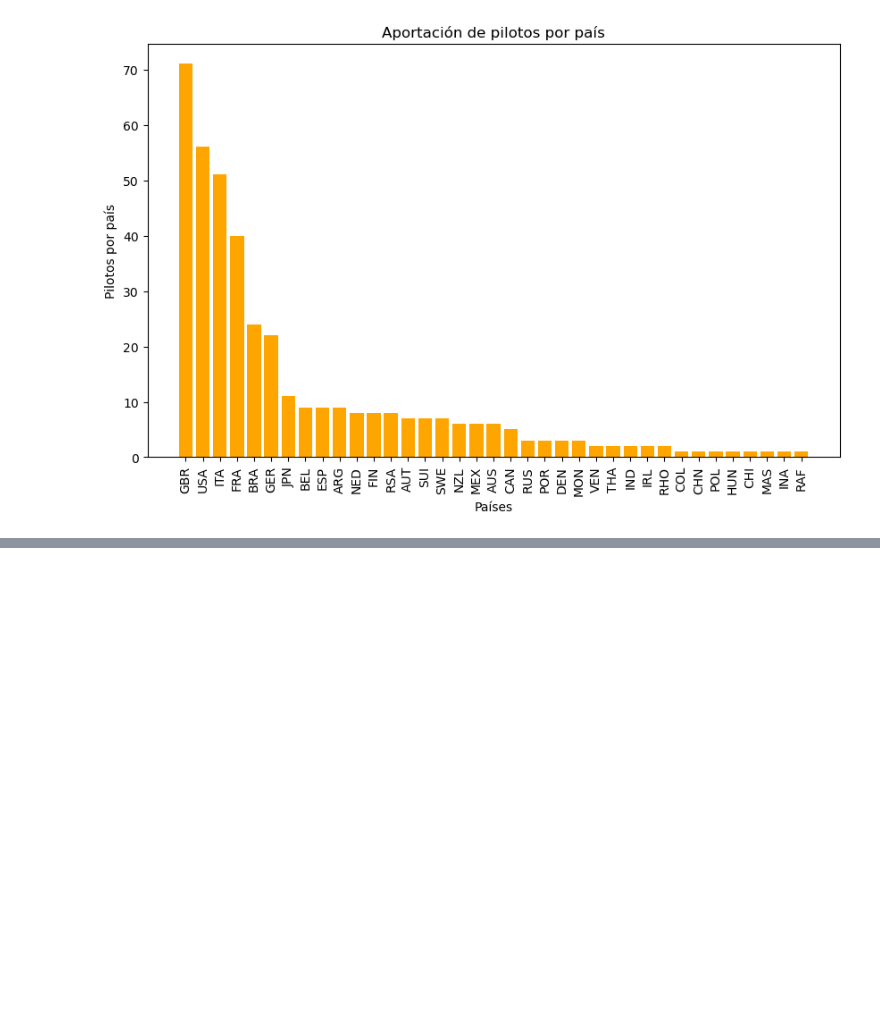
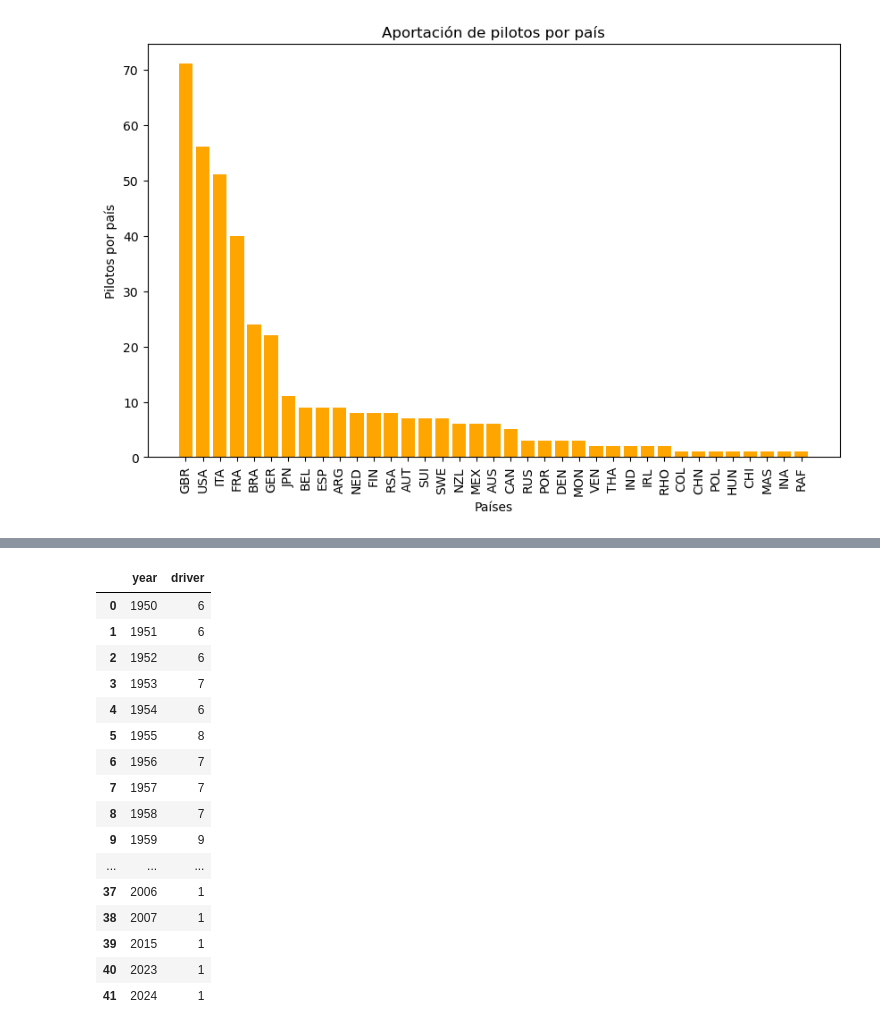
Before and after one commit to victorjgg14/f1-analisis, a Jupyter notebook: code/EDA.ipynb, the cells around one changed output, grey strips where cells are left out. Saved outputs shown, nothing was run; the diff lists cells and outputs as text; code cells hidden in the pictures; blank space fills up the shorter version.

```diff
--- a/code/EDA.ipynb
+++ b/code/EDA.ipynb
@@ -291,0 +300,20 @@ plt.show()
+# %%
+df_usa_drivers_per_year
+# %% [output]
+|  | year | driver |
+| 0 | 1950 | 6 |
+| 1 | 1951 | 6 |
+| 2 | 1952 | 6 |
+| 3 | 1953 | 7 |
+| 4 | 1954 | 6 |
+| 5 | 1955 | 8 |
+| 6 | 1956 | 7 |
+| 7 | 1957 | 7 |
+| 8 | 1958 | 7 |
+| 9 | 1959 | 9 |
+| ... | ... | ... |
+| 37 | 2006 | 1 |
+| 38 | 2007 | 1 |
+| 39 | 2015 | 1 |
+| 40 | 2023 | 1 |
+| 41 | 2024 | 1 |
```
Also changed, not shown: parts of 3 cells of this notebook.
